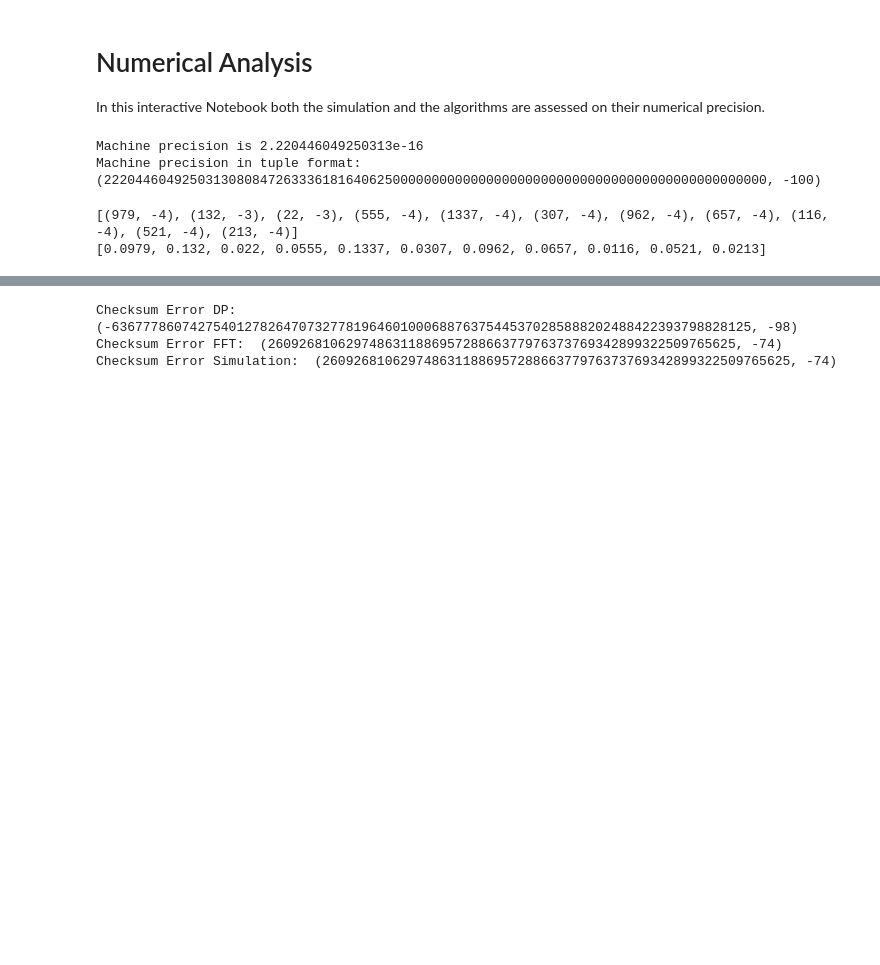
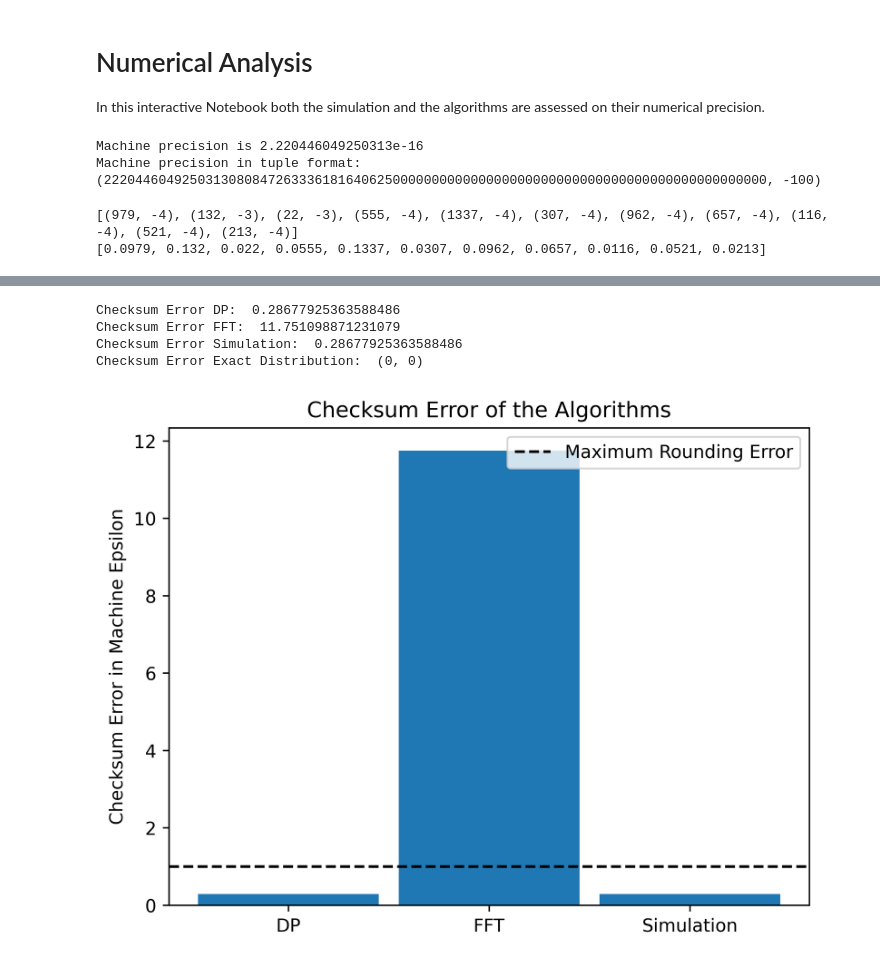
Before and after one commit to StrikerBadger/bachelor-thesis, a Jupyter notebook: numerical_analysis.ipynb, the cells around one changed output, grey strips where cells are left out. Drawn from its saved outputs; the diff is of its cells as text; code cells hidden in the pictures; blank space fills up the shorter version.

```diff
--- a/numerical_analysis.ipynb
+++ b/numerical_analysis.ipynb
@@ -198,7 +203,8 @@ plt.show()
 # %%
+# Sort the inputs
 samples_asc = sorted(samples)
 samples_desc = list(reversed(samples_asc))
-exact_res = dp_scaled(samples_transformed)
+# Calculate the distributions with sorted input
 dp_asc = res_to_tf(dp(samples_asc))
 dp_desc = res_to_tf(dp(samples_desc))
 fft_asc = res_to_tf(fft(samples_asc))
@@ -247,15 +255,40 @@ plt.show()
-# %%
-sum_dp = (0, 0)
-sum_fft = (0, 0)
-sum_sim = (0, 0)
-for i in range(len(dp_res)):
-    sum_dp = scaled_plus(sum_dp, dp_res[i])
-    sum_fft = scaled_plus(sum_fft, fft_res[i])
-    sum_sim = scaled_plus(sum_fft, sim_res[i])
-print('Checksum Error DP: ', scaled_minus(sum_dp, (1, 0)))
-print('Checksum Error FFT: ', scaled_minus(sum_fft, (1, 0)))
-print('Checksum Error Simulation: ', scaled_minus(sum_sim, (1, 0)))
-# %% [output]
-Checksum Error DP:  (-6367778607427540127826470732778196460100068876375445370285888202488422393798828125, -98)
-Checksum Error FFT:  (260926810629748631188695728866377976373769342899322509765625, -74)
-Checksum Error Simulation:  (260926810629748631188695728866377976373769342899322509765625, -74)
+# %%
+# Calculate the checksums for the distributions
+sum_dp = (0, 0)
+sum_fft = (0, 0)
+sum_sim = (0, 0)
+sum_ref = (0, 0)
+for i in range(len(dp_res)):
+    sum_dp = scaled_plus(sum_dp, dp_res[i])
+    sum_fft = scaled_plus(sum_fft, fft_res[i])
+    sum_sim = scaled_plus(sum_fft, sim_res[i])
+    sum_ref = scaled_plus(sum_ref, exact_res[i])
+checksum_error_dp = scaled_minus(sum_dp, (1, 0), absolute=True)
+checksum_error_fft = scaled_minus(sum_fft, (1, 0), absolute=True)
+checksum_error_sim = scaled_minus(sum_dp, (1, 0), absolute=True)
+checksum_error_ref = scaled_minus(sum_ref, (1, 0), absolute=True)
+
+# Scale the errors and set in relation to machine epsilon
+checksum_error_dp, checksum_error_fft, checksum_error_sim = scale_to_exponent([checksum_error_dp, checksum_error_fft, checksum_error_sim], min_exp)
+checksum_error_dp = checksum_error_dp[0]/eps_tf[0]
+checksum_error_fft = checksum_error_fft[0]/eps_tf[0]
+checksum_error_sim = checksum_error_sim[0]/eps_tf[0]
+
+# Plot the errors
+print('Checksum Error DP: ', checksum_error_dp)
+print('Checksum Error FFT: ', checksum_error_fft)
+print('Checksum Error Simulation: ', checksum_error_sim)
+print('Checksum Error Exact Distribution: ', checksum_error_ref)
+plt.clf()
+plt.bar(['DP', 'FFT', 'Simulation'], [checksum_error_dp, checksum_error_fft, checksum_error_sim], width=0.9)
+plt.title('Checksum Error of the Algorithms')
+plt.ylabel('Checksum Error in Machine Epsilon')
+plt.axhline(1, c='black', linestyle='--', label='Maximum Rounding Error')
+plt.legend()
+plt.show()
+# %% [output]
+Checksum Error DP:  0.28677925363588486
+Checksum Error FFT:  11.751098871231079
+Checksum Error Simulation:  0.28677925363588486
+Checksum Error Exact Distribution:  (0, 0)
+[figure, added]
```
Also changed, not shown: parts of 5 cells of this notebook.
